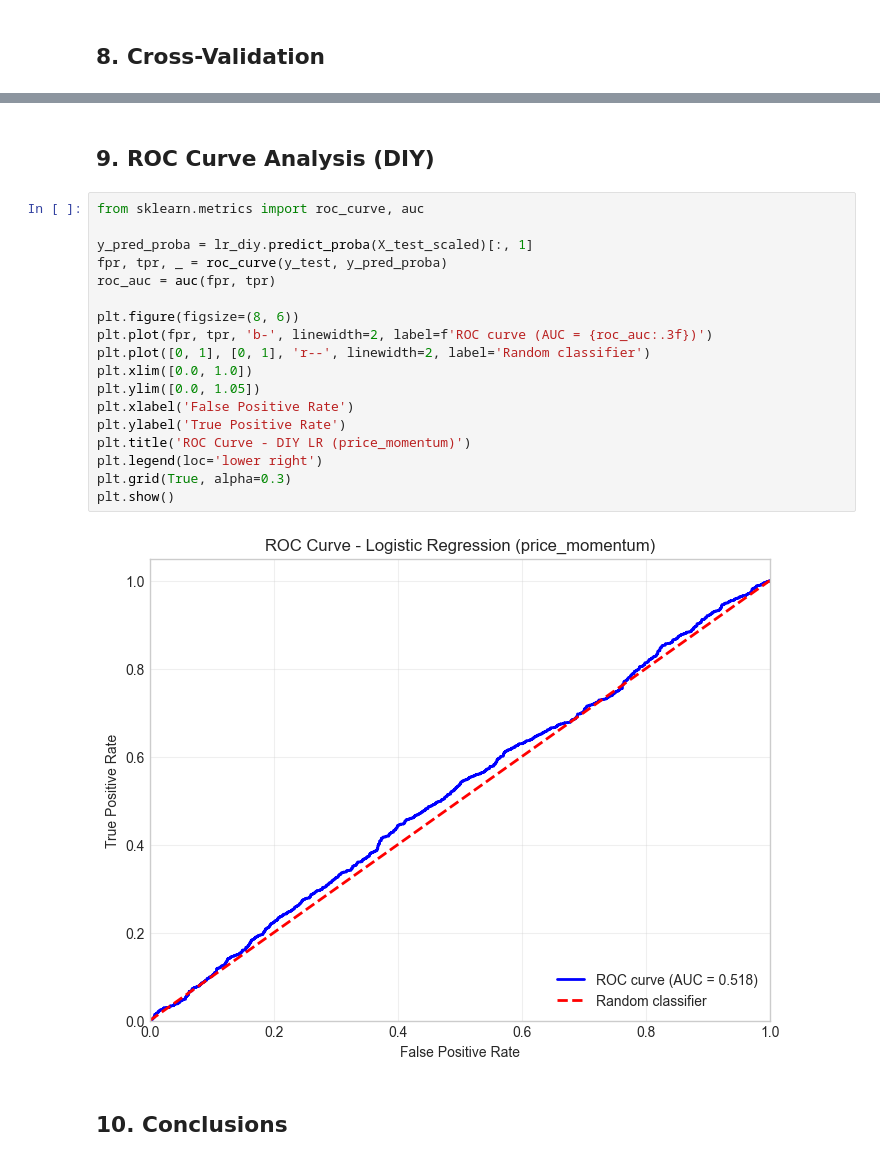
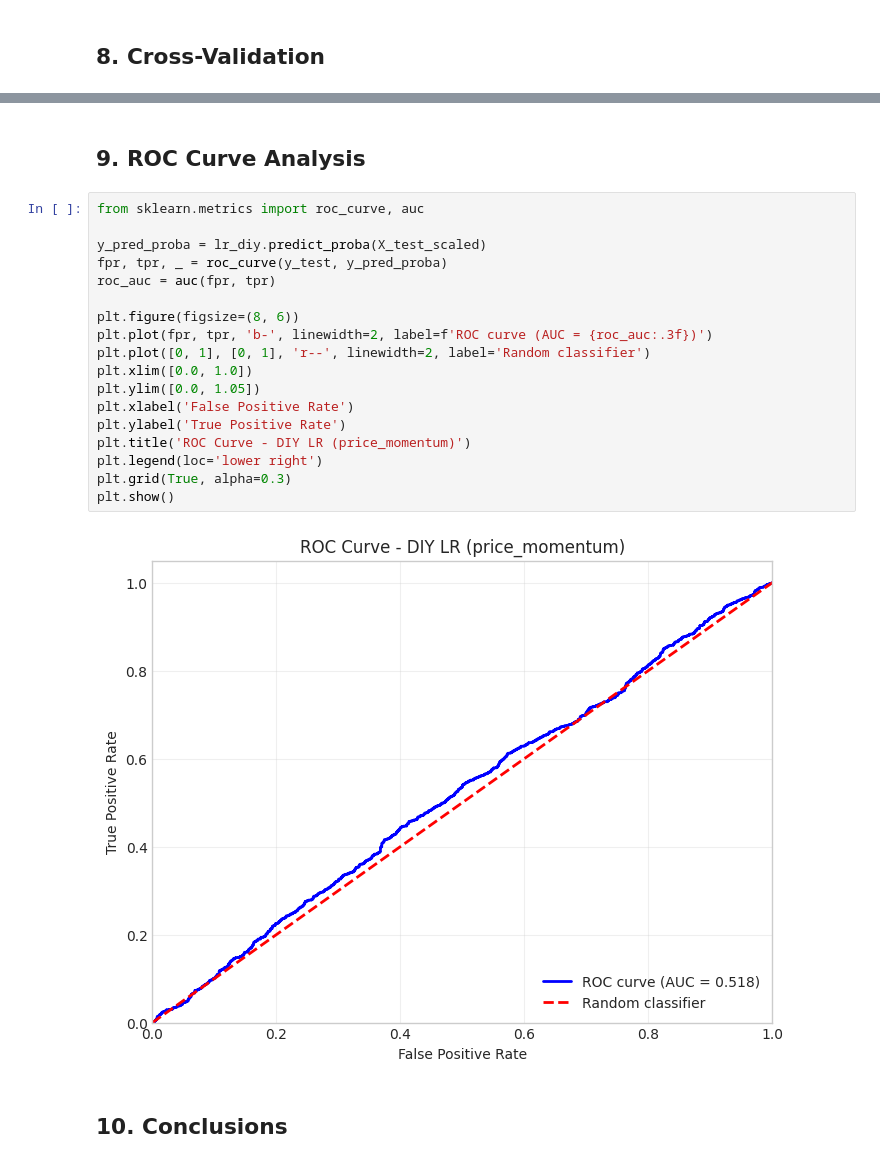
Before and after one commit to sirzif/penkt-da, a Jupyter notebook: task3_classification.ipynb, the cells around one changed output, grey strips where cells are left out. Cells and saved outputs as stored; diff of their text form.

```diff
--- a/task3_classification.ipynb
+++ b/task3_classification.ipynb
@@ -331,25 +341,25 @@ Mean F1: 0.6884 (+/- 0.0082)
 # %% [markdown]
-## 9. ROC Curve Analysis (DIY)
+## 9. ROC Curve Analysis
 # %%
 from sklearn.metrics import roc_curve, auc
 
-y_pred_proba = lr_diy.predict_proba(X_test_scaled)[:, 1]
+y_pred_proba = lr_diy.predict_proba(X_test_scaled)
 fpr, tpr, _ = roc_curve(y_test, y_pred_proba)
 roc_auc = auc(fpr, tpr)
 
 plt.figure(figsize=(8, 6))
 plt.plot(fpr, tpr, 'b-', linewidth=2, label=f'ROC curve (AUC = {roc_auc:.3f})')
 plt.plot([0, 1], [0, 1], 'r--', linewidth=2, label='Random classifier')
 plt.xlim([0.0, 1.0])
 plt.ylim([0.0, 1.05])
 plt.xlabel('False Positive Rate')
 plt.ylabel('True Positive Rate')
 plt.title('ROC Curve - DIY LR (price_momentum)')
 plt.legend(loc='lower right')
 plt.grid(True, alpha=0.3)
 plt.show()
 # %% [output]
-[figure, old version]
+[figure, new version]
 # %% [markdown]
 ## 10. Conclusions
 # %% [markdown]
```
Also changed, not shown: parts of 9 cells of this notebook, 2 other files.
